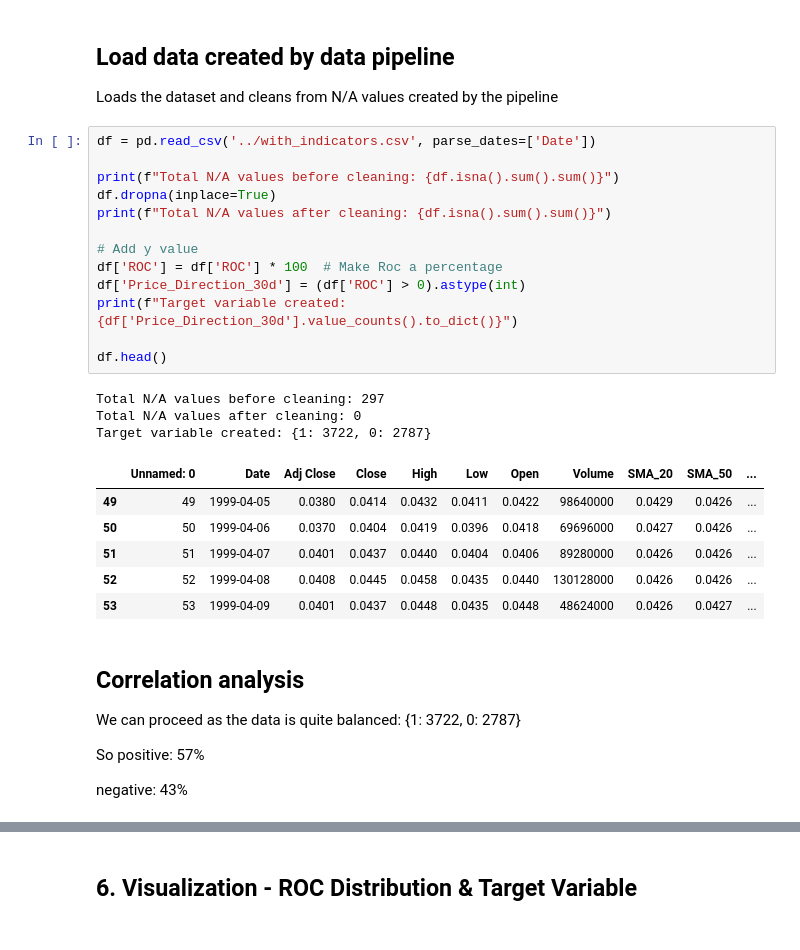
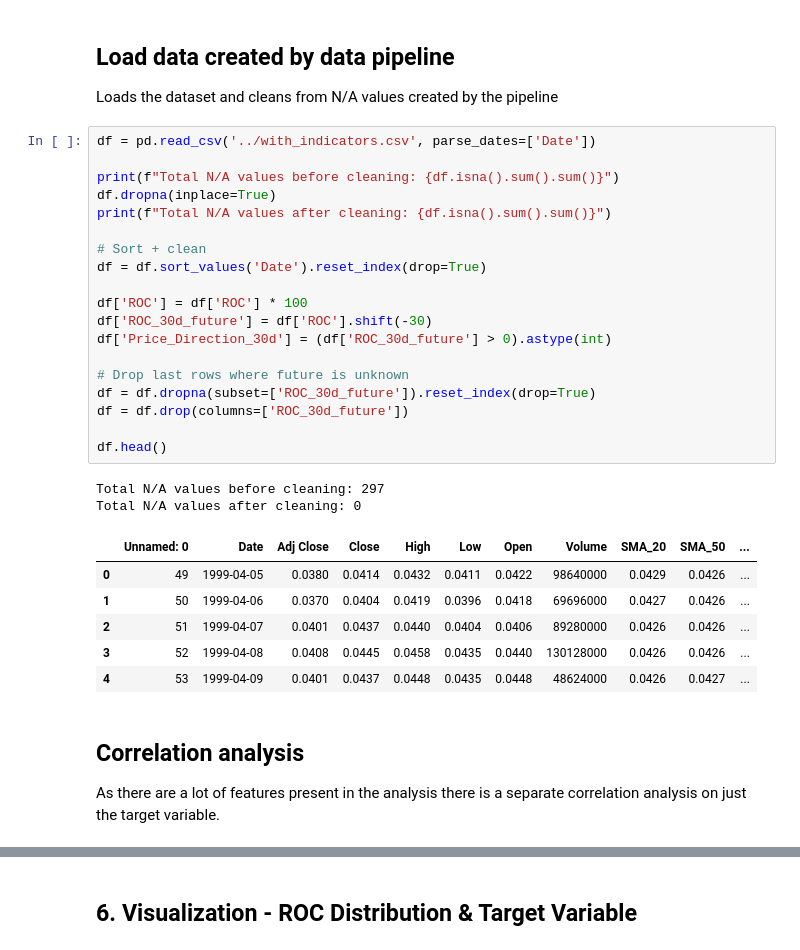
Before and after one commit to dansil2301/BasicStockPricePrediction, a Jupyter notebook: Analysis/RandomForest.ipynb, the cells around one changed output, grey strips where cells are left out. Saved outputs shown, nothing was run; the diff lists cells and outputs as text.

```diff
--- a/Analysis/RandomForest.ipynb
+++ b/Analysis/RandomForest.ipynb
@@ -28,32 +36,33 @@ Loads the dataset and cleans from N/A values created by the pipeline
 # %%
 df = pd.read_csv('../with_indicators.csv', parse_dates=['Date'])
 
 print(f"Total N/A values before cleaning: {df.isna().sum().sum()}")
 df.dropna(inplace=True)
 print(f"Total N/A values after cleaning: {df.isna().sum().sum()}")
 
-# Add y value
-df['ROC'] = df['ROC'] * 100  # Make Roc a percentage
-df['Price_Direction_30d'] = (df['ROC'] > 0).astype(int)
-print(f"Target variable created: {df['Price_Direction_30d'].value_counts().to_dict()}")
+# Sort + clean
+df = df.sort_values('Date').reset_index(drop=True)
+
+df['ROC'] = df['ROC'] * 100
+df['ROC_30d_future'] = df['ROC'].shift(-30)
+df['Price_Direction_30d'] = (df['ROC_30d_future'] > 0).astype(int)
+
+# Drop last rows where future is unknown
+df = df.dropna(subset=['ROC_30d_future']).reset_index(drop=True)
+df = df.drop(columns=['ROC_30d_future'])
 
 df.head()
 # %% [output]
 Total N/A values before cleaning: 297
 Total N/A values after cleaning: 0
-Target variable created: {1: 3722, 0: 2787}
 |  | Unnamed: 0 | Date | Adj Close | Close | High | Low | Open | Volume | SMA_20 | SMA_50 | ... |
-| 49 | 49 | 1999-04-05 | 0.0380 | 0.0414 | 0.0432 | 0.0411 | 0.0422 | 98640000 | 0.0429 | 0.0426 | ... |
-| 50 | 50 | 1999-04-06 | 0.0370 | 0.0404 | 0.0419 | 0.0396 | 0.0418 | 69696000 | 0.0427 | 0.0426 | ... |
-| 51 | 51 | 1999-04-07 | 0.0401 | 0.0437 | 0.0440 | 0.0404 | 0.0406 | 89280000 | 0.0426 | 0.0426 | ... |
-| 52 | 52 | 1999-04-08 | 0.0408 | 0.0445 | 0.0458 | 0.0435 | 0.0440 | 130128000 | 0.0426 | 0.0426 | ... |
-| 53 | 53 | 1999-04-09 | 0.0401 | 0.0437 | 0.0448 | 0.0435 | 0.0448 | 48624000 | 0.0426 | 0.0427 | ... |
+| 0 | 49 | 1999-04-05 | 0.0380 | 0.0414 | 0.0432 | 0.0411 | 0.0422 | 98640000 | 0.0429 | 0.0426 | ... |
+| 1 | 50 | 1999-04-06 | 0.0370 | 0.0404 | 0.0419 | 0.0396 | 0.0418 | 69696000 | 0.0427 | 0.0426 | ... |
+| 2 | 51 | 1999-04-07 | 0.0401 | 0.0437 | 0.0440 | 0.0404 | 0.0406 | 89280000 | 0.0426 | 0.0426 | ... |
+| 3 | 52 | 1999-04-08 | 0.0408 | 0.0445 | 0.0458 | 0.0435 | 0.0440 | 130128000 | 0.0426 | 0.0426 | ... |
+| 4 | 53 | 1999-04-09 | 0.0401 | 0.0437 | 0.0448 | 0.0435 | 0.0448 | 48624000 | 0.0426 | 0.0427 | ... |
 # %% [markdown]
 ## Correlation analysis
 
-We can proceed as the data is quite balanced: {1: 3722, 0: 2787}
-
-So positive: 57%
-
-negative: 43%
+As there are a lot of features present in the analysis there is a separate correlation analysis on just the target variable.
 # %%
```
Also changed, not shown: parts of 16 cells of this notebook, 1 other file.
